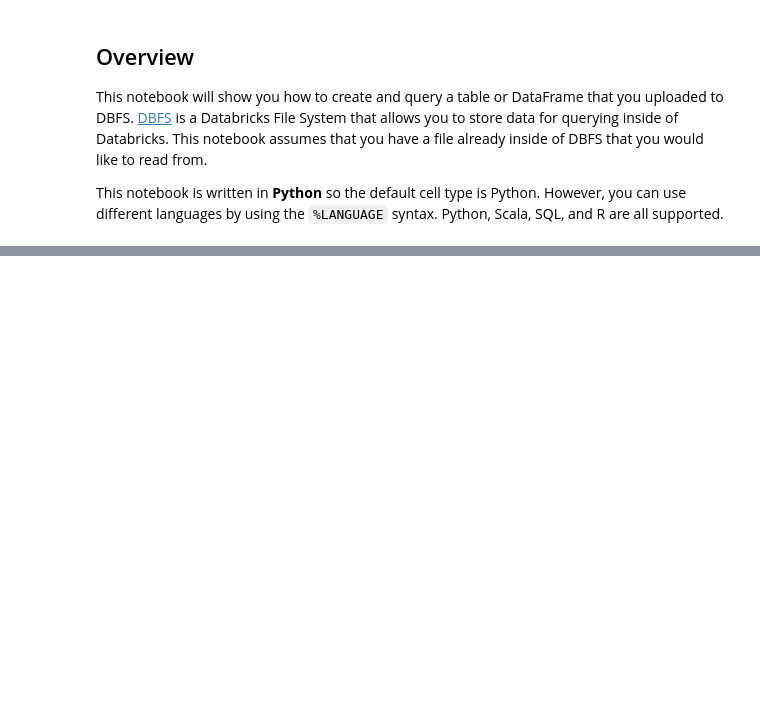
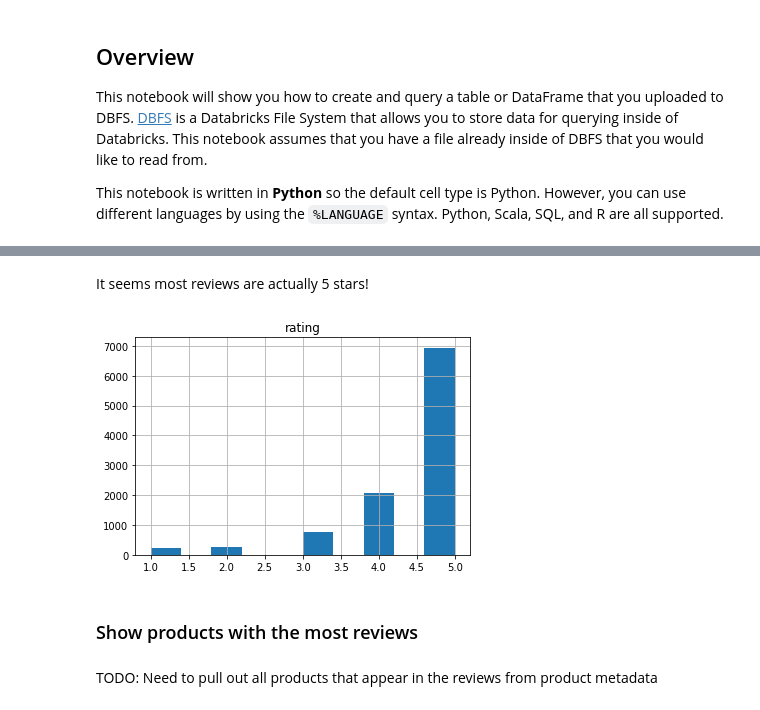
Before and after one commit to idenc/SENG-550-Amazon, a Jupyter notebook: SENG550Project.ipynb, the cells around one changed output, grey strips where cells are left out. Saved outputs shown, nothing was run; the diff lists cells and outputs as text; code cells hidden in the pictures; blank space fills up the shorter version.

```diff
--- a/SENG550Project.ipynb
+++ b/SENG550Project.ipynb
@@ -58,0 +152,10 @@ display(df2)
+# %% [markdown]
+It seems most reviews are actually 5 stars!
+# %%
+spark.sql('SELECT overall AS rating FROM reviews').toPandas().hist();
+# %% [output]
+[figure, added]
+# %% [markdown]
+### Show products with the most reviews
+# %% [markdown]
+TODO: Need to pull out all products that appear in the reviews from product metadata
```
Also changed, not shown: parts of 29 cells of this notebook.
